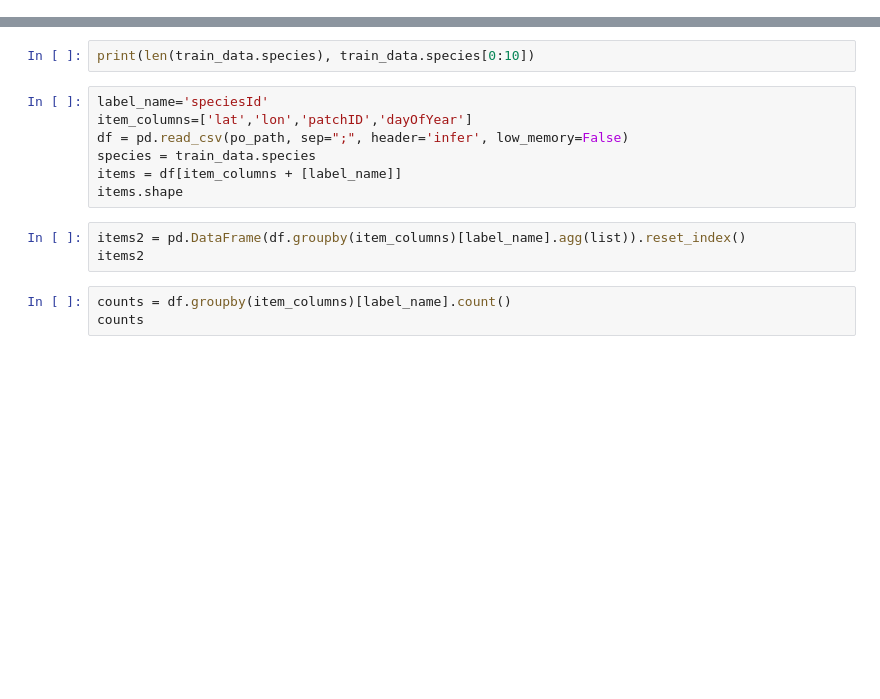
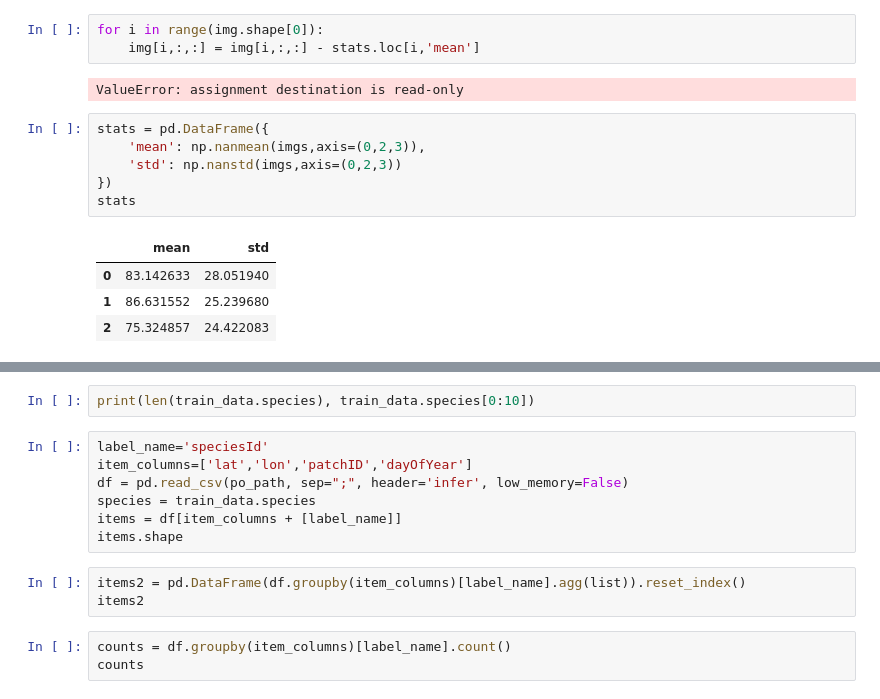
Before and after one commit to ninavantiel/multi_scale_SDMs, a Jupyter notebook: test.ipynb, the cells around one changed output, grey strips where cells are left out. Saved outputs shown, nothing was run; the diff lists cells and outputs as text; blank space fills up the shorter version.

```diff
--- a/test.ipynb
+++ b/test.ipynb
@@ -29,0 +567,16 @@ len(train_data)
+# %%
+for i in range(img.shape[0]):
+    img[i,:,:] = img[i,:,:] - stats.loc[i,'mean']
+# %% [output]
+ValueError: assignment destination is read-only
+# %%
+stats = pd.DataFrame({
+    'mean': np.nanmean(imgs,axis=(0,2,3)),
+    'std': np.nanstd(imgs,axis=(0,2,3))
+})
+stats
+# %% [output]
+|  | mean | std |
+| 0 | 83.142633 | 28.051940 |
+| 1 | 86.631552 | 25.239680 |
+| 2 | 75.324857 | 24.422083 |
```
Also changed, not shown: parts of 121 cells of this notebook, 9 other files.
